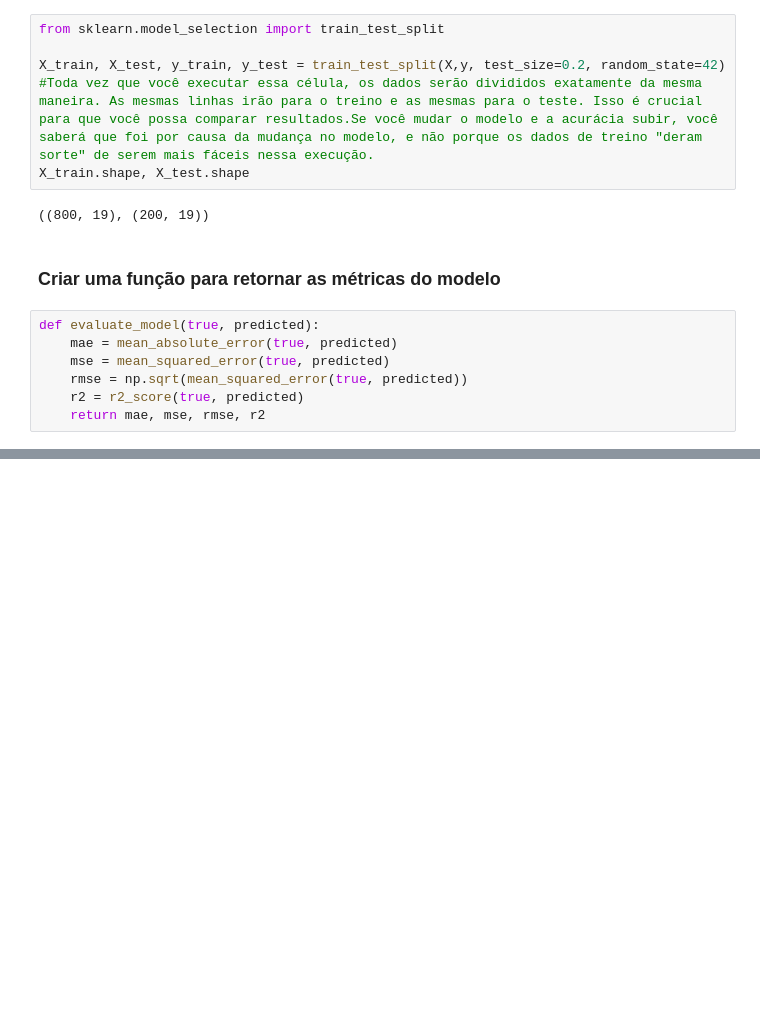
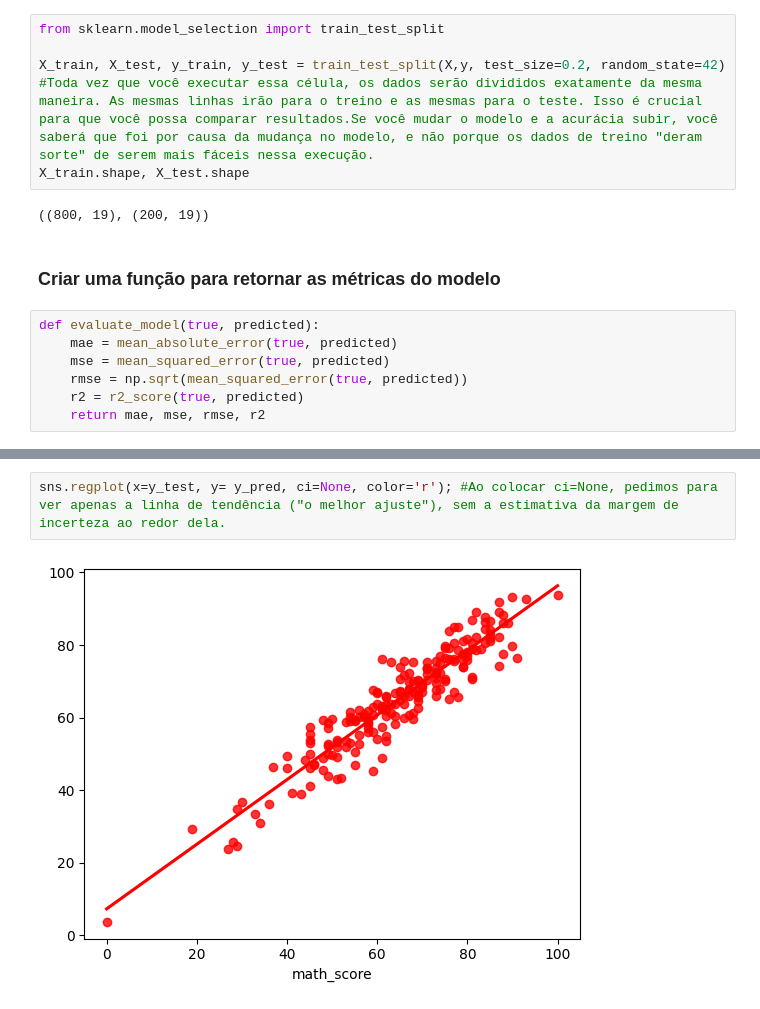
Before and after one commit to Gabrielxdev/ML_Project, a Jupyter notebook: notebook/TRAIN_MODEL.ipynb, the cells around one changed output, grey strips where cells are left out. Saved outputs shown, nothing was run; the diff lists cells and outputs as text; blank space fills up the shorter version.

```diff
--- a/notebook/TRAIN_MODEL.ipynb
+++ b/notebook/TRAIN_MODEL.ipynb
@@ -138,0 +201,4 @@ Model performance for test set
+# %%
+sns.regplot(x=y_test, y= y_pred, ci=None, color='r'); #Ao colocar ci=None, pedimos para ver apenas a linha de tendência ("o melhor ajuste"), sem a estimativa da margem de incerteza ao redor dela.
+# %% [output]
+[figure, added]
```
Also changed, not shown: parts of 8 cells of this notebook.
